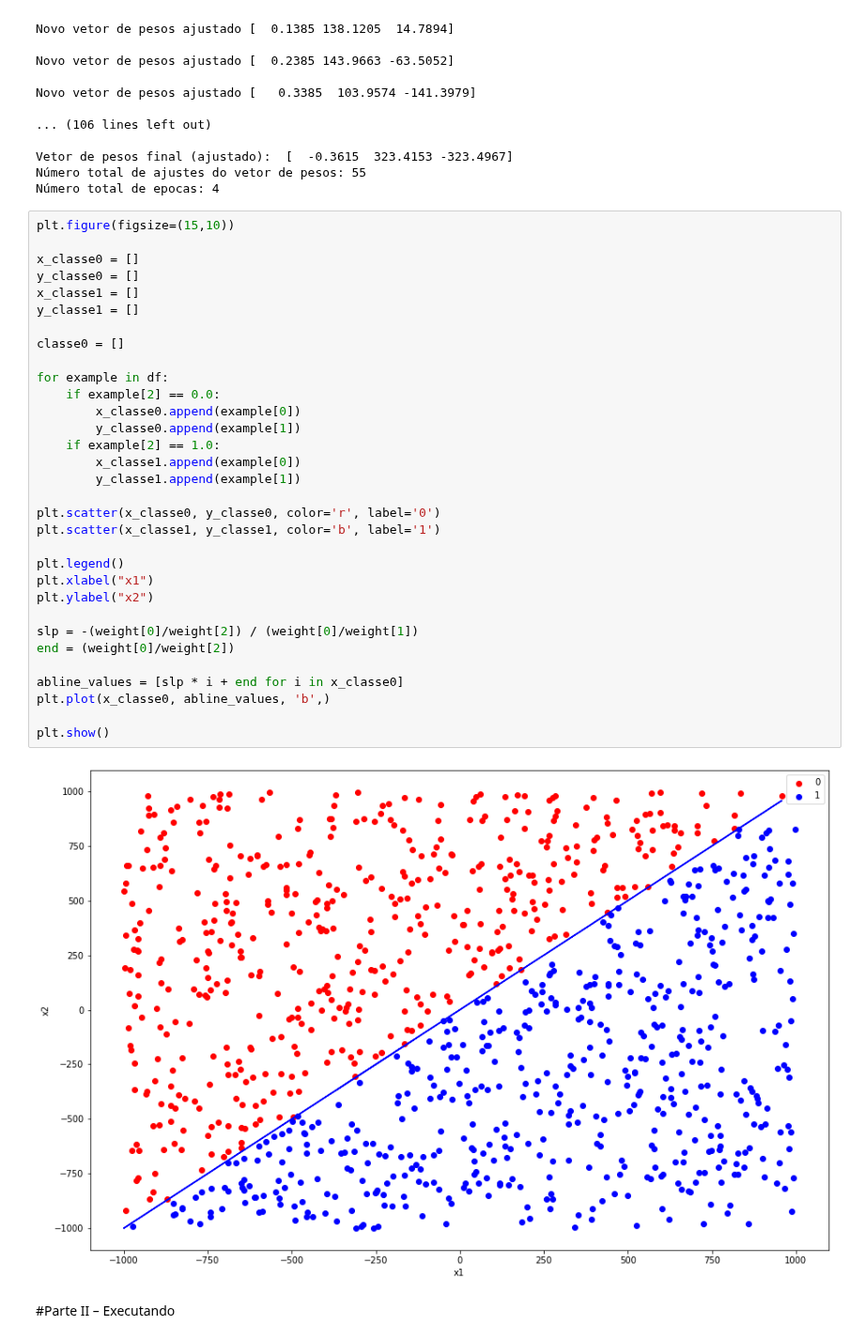
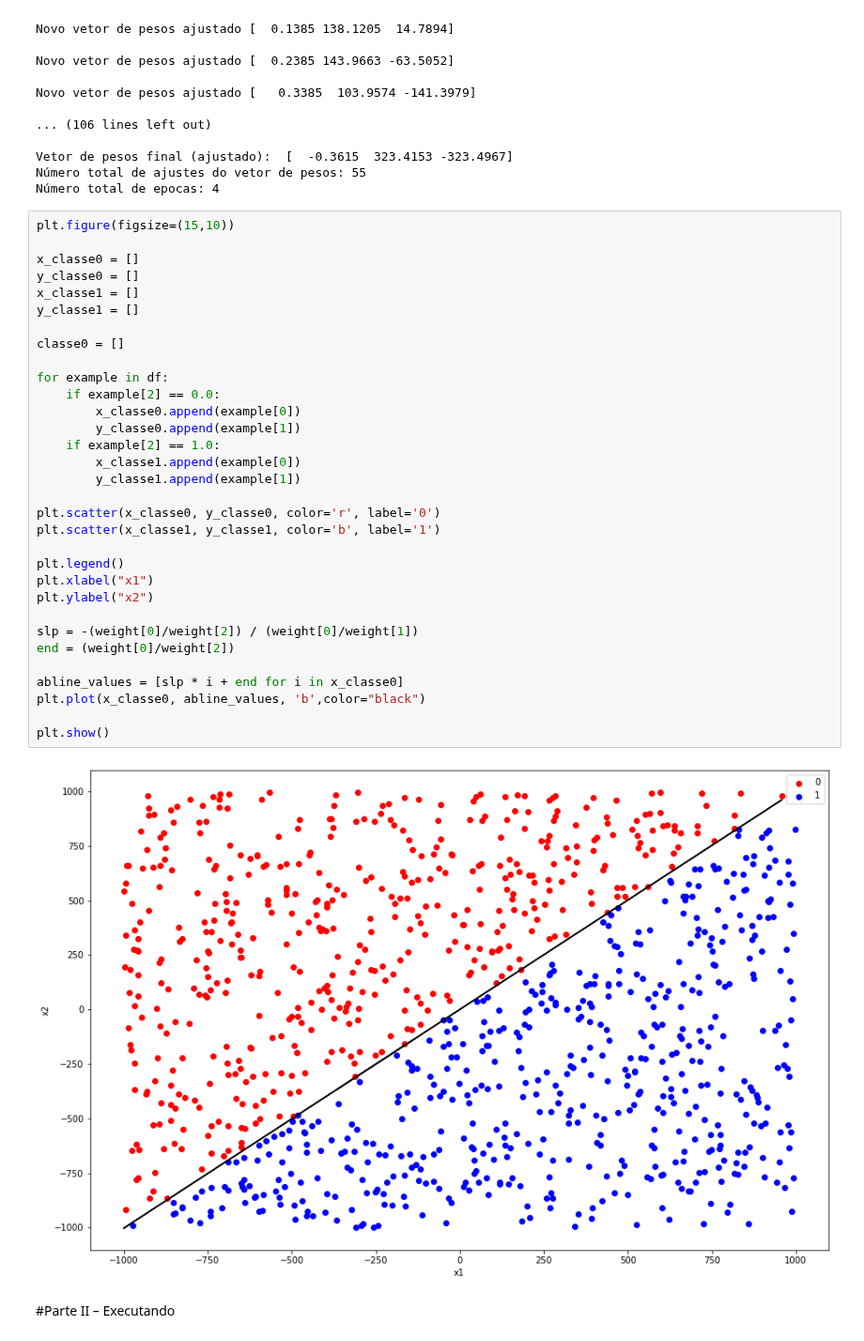
Before and after one commit to AllanHigorLP/Atividade_avaliativa-2.1-RNA, a Jupyter notebook: Atividade_2_1_RNA.ipynb, the cells around one changed output. Shown at 94% size. Drawn from its saved outputs; the diff is of its cells as text.

```diff
--- a/Atividade_2_1_RNA.ipynb
+++ b/Atividade_2_1_RNA.ipynb
@@ -125,35 +125,35 @@ plt.figure(figsize=(15,10))
 
 x_classe0 = []
 y_classe0 = []
 x_classe1 = []
 y_classe1 = []
 
 classe0 = []
 
 for example in df:
     if example[2] == 0.0:
         x_classe0.append(example[0])
         y_classe0.append(example[1])
     if example[2] == 1.0:
         x_classe1.append(example[0])
         y_classe1.append(example[1])
 
 plt.scatter(x_classe0, y_classe0, color='r', label='0')
 plt.scatter(x_classe1, y_classe1, color='b', label='1')
 
 plt.legend()
 plt.xlabel("x1")
 plt.ylabel("x2")
 
 slp = -(weight[0]/weight[2]) / (weight[0]/weight[1])
 end = (weight[0]/weight[2])
 
 abline_values = [slp * i + end for i in x_classe0]
-plt.plot(x_classe0, abline_values, 'b',)
+plt.plot(x_classe0, abline_values, 'b',color="black")
 
 plt.show()
 # %% [output]
-[figure, old version]
+[figure, new version]
 # %% [markdown]
 #Parte II – Executando
 # %%
```
Also changed, not shown: parts of 6 cells of this notebook.
